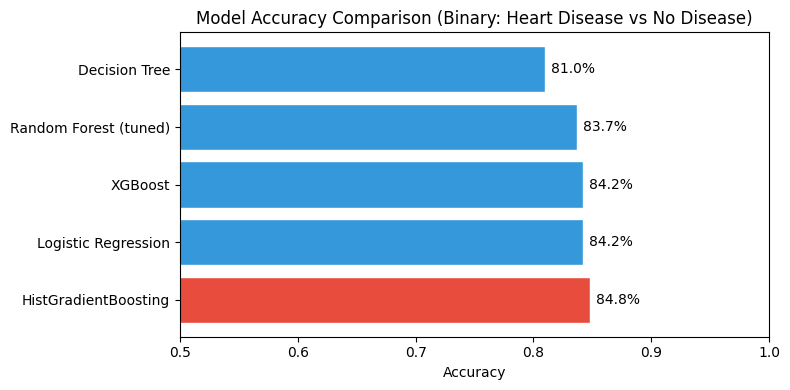
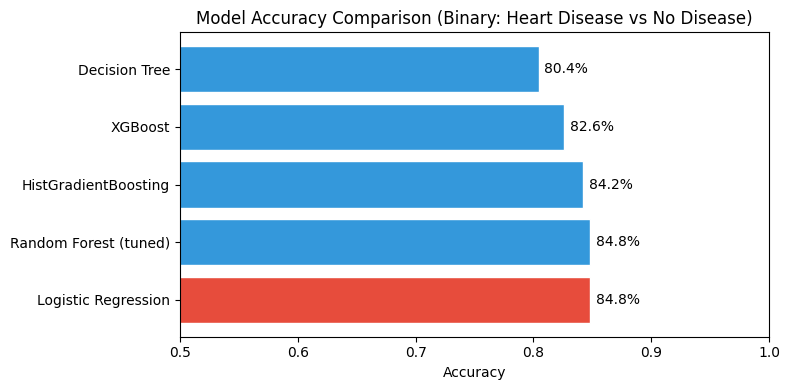
The notebook cell's code change between the first figure and the second:
--- before
+++ after
@@ -26,4 +26,5 @@
     )
 
+plt.savefig('images/model-accuracy-comparsion.png', bbox_inches='tight', dpi=150)
 plt.tight_layout()
 plt.show()

Commit: added the savefig for all the images